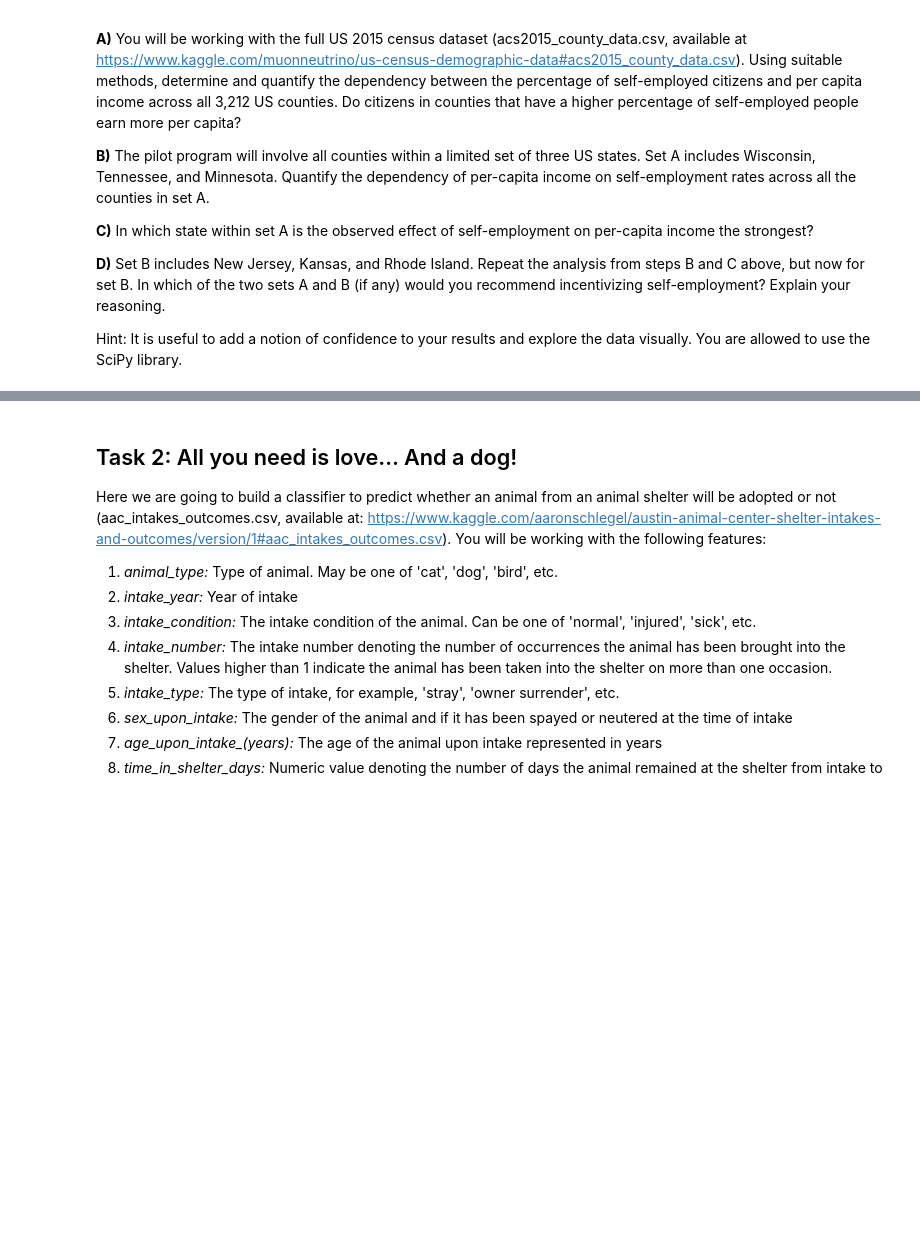
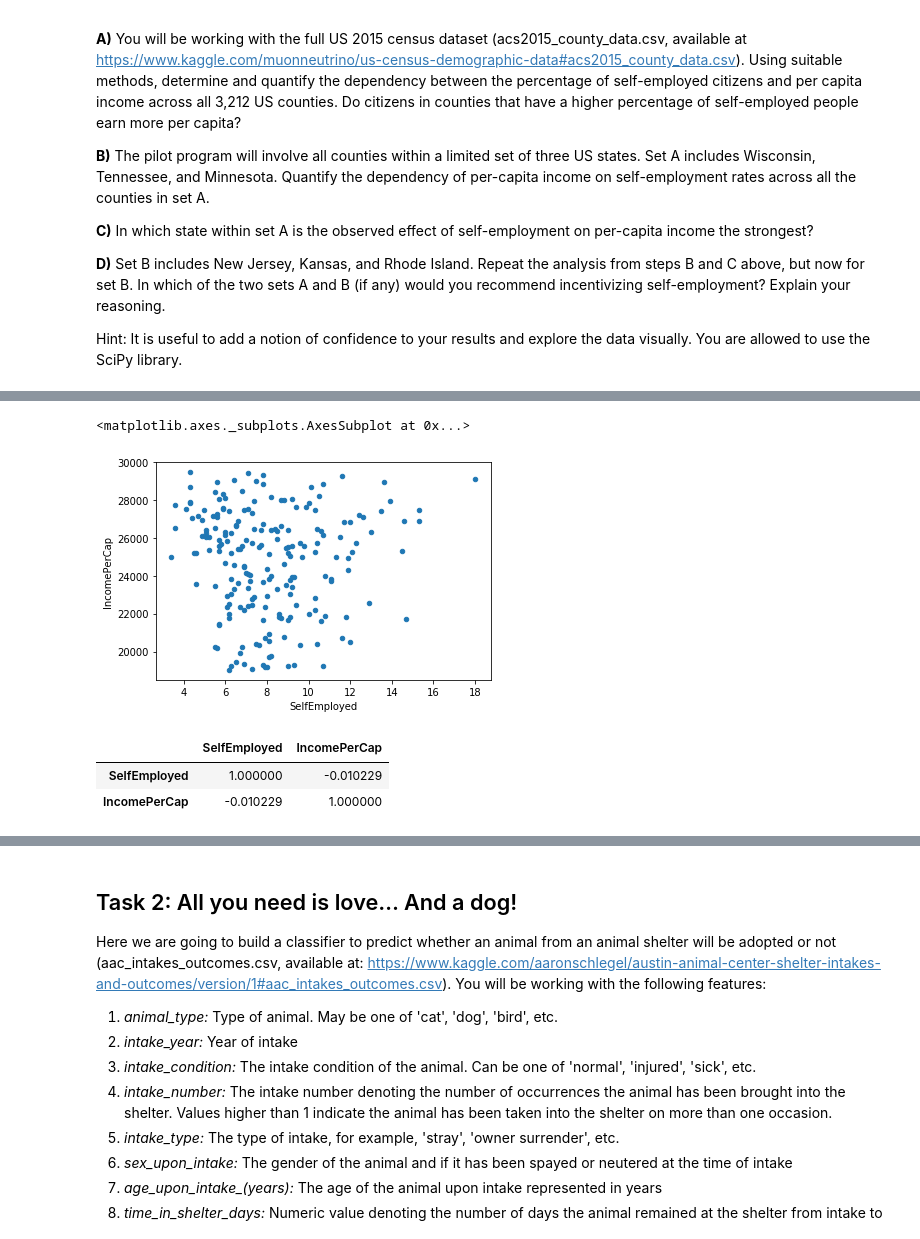
Before and after one commit to vbruttin/ada_homeworks, a Jupyter notebook: Homework4.ipynb, the cells around one changed output, grey strips where cells are left out. Drawn from its saved outputs; the diff is of its cells as text; code cells hidden in the pictures; blank space fills up the shorter version.

```diff
--- a/Homework4.ipynb
+++ b/Homework4.ipynb
@@ -45,0 +98,12 @@ Hint: It is useful to add a notion of confidence to your results and explore the
+# %%
+set_A_wo_outliers = set_A[(set_A.IncomePerCap <= 29522.4) & (set_A.IncomePerCap >= 18989.9)]
+set_A_wo_outliers.plot.scatter(x = 'SelfEmployed', y = 'IncomePerCap')
+# %% [output]
+<matplotlib.axes._subplots.AxesSubplot at 0x...>
+[figure, added]
+# %%
+set_A_wo_outliers[['SelfEmployed', 'IncomePerCap']].corr(method ='pearson')
+# %% [output]
+|  | SelfEmployed | IncomePerCap |
+| SelfEmployed | 1.000000 | -0.010229 |
+| IncomePerCap | -0.010229 | 1.000000 |
```
Also changed, not shown: parts of 16 cells of this notebook.
